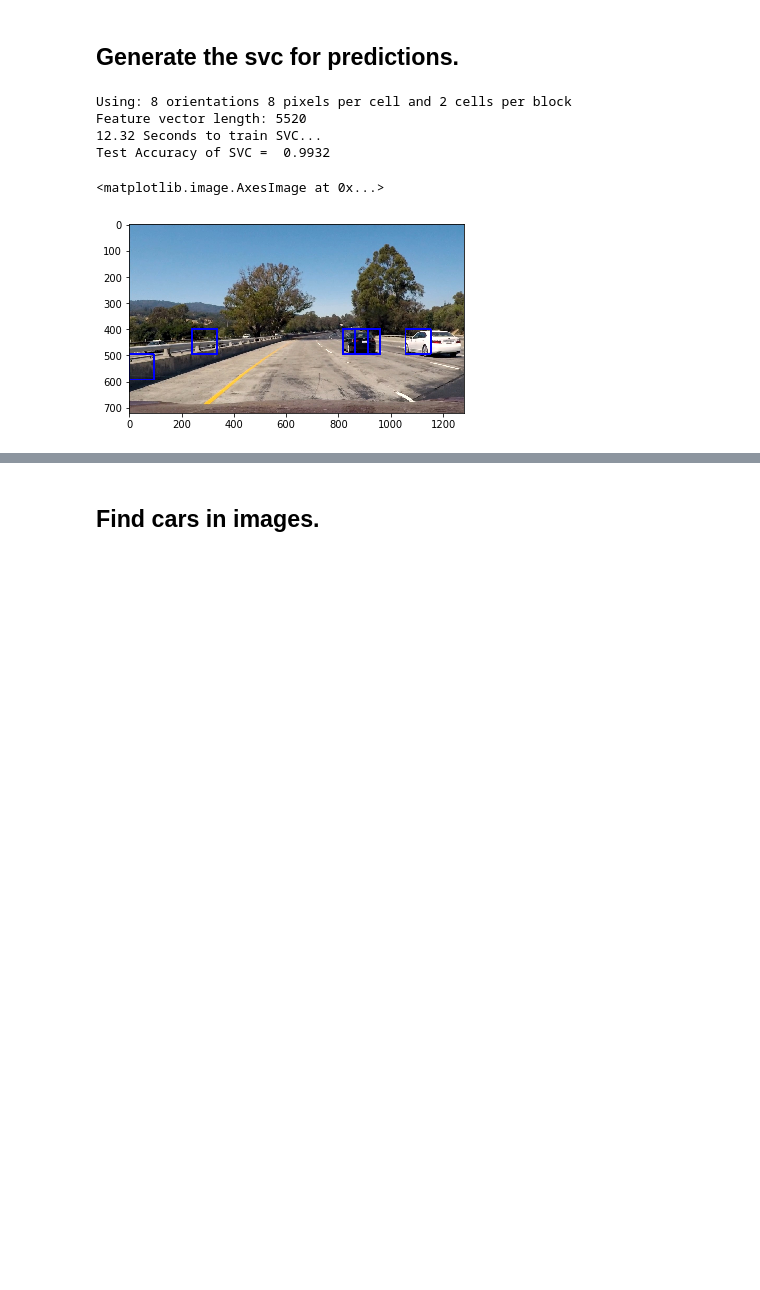
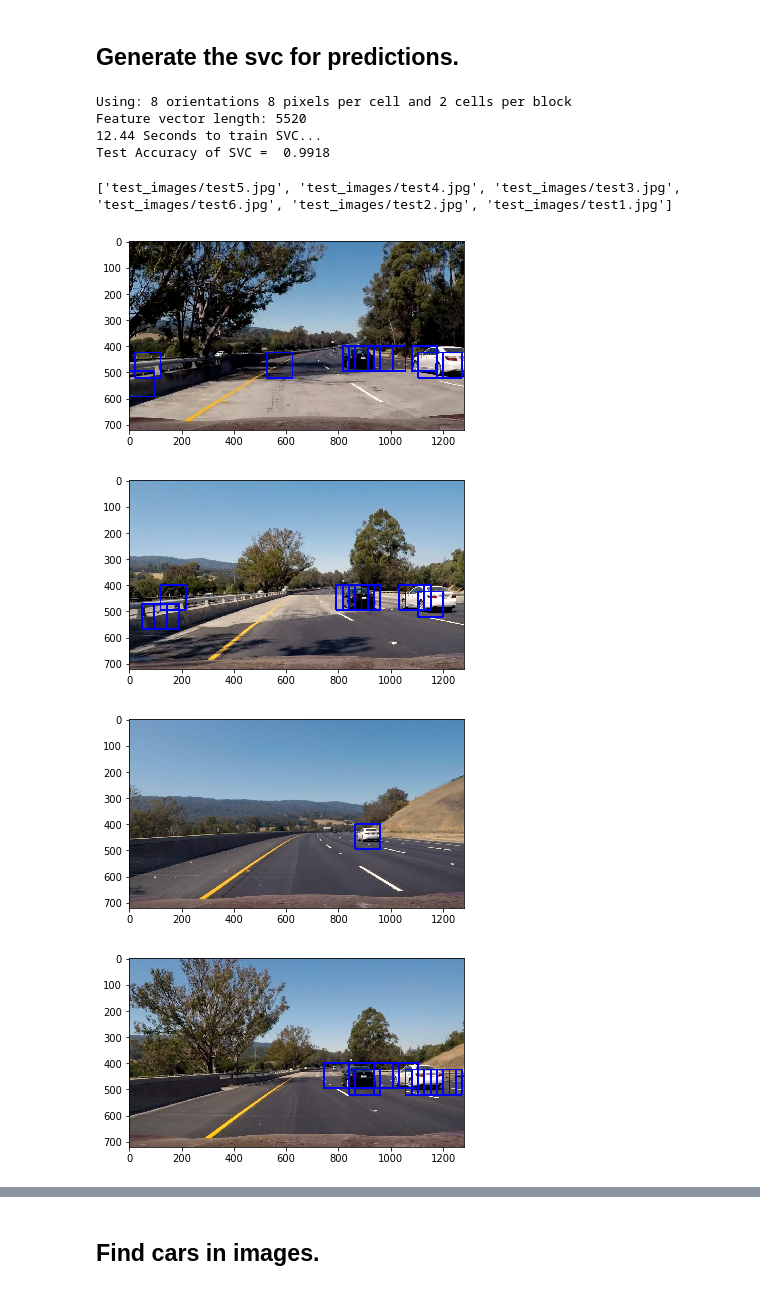
Before and after one commit to SirRujak/CarND-Vehicle-Detection, a Jupyter notebook: solution.ipynb, the cells around one changed output, grey strips where cells are left out. Cells and saved outputs as stored; diff of their text form; code cells hidden in the pictures; blank space fills up the shorter version.

Commit message:
Add in images for writeup.

```diff
--- a/solution.ipynb
+++ b/solution.ipynb
@@ -483,33 +483,44 @@ print(round(t2-t, 2), 'Seconds to train SVC...')
 print('Test Accuracy of SVC = ', round(svc.score(X_test, y_test), 4))
 # Check the prediction time for a single sample
 t=time.time()
-
-image = cv2.imread('test_images/test1.jpg')
-image = cv2.cvtColor(image, cv2.COLOR_BGR2RGB)
-draw_image = np.copy(image)
-
-# Uncomment the following line if you extracted training
-# data from .png images (scaled 0 to 1 by mpimg) and the
-# image you are searching is a .jpg (scaled 0 to 255)
-#image = image.astype(np.float32)/255
-
-windows = slide_window(image, x_start_stop=[None, None], y_start_stop=y_start_stop,
-                    xy_window=(96, 96), xy_overlap=(0.5, 0.5))
-
-hot_windows = search_windows(image, windows, svc, X_scaler, color_space=color_space,
-                        spatial_size=spatial_size, hist_bins=hist_bins,
-                        orient=orient, pix_per_cell=pix_per_cell,
-                        cell_per_block=cell_per_block,
-                        hog_channel=hog_channel, spatial_feat=spatial_feat,
-                        hist_feat=hist_feat, hog_feat=hog_feat)
-
-window_img = draw_boxes(draw_image, hot_windows, color=(0, 0, 255), thick=6)
-
-plt.imshow(window_img)
 # %% [output]
 Using: 8 orientations 8 pixels per cell and 2 cells per block
 Feature vector length: 5520
-12.32 Seconds to train SVC...
-Test Accuracy of SVC =  0.9932
+12.44 Seconds to train SVC...
+Test Accuracy of SVC =  0.9918
-<matplotlib.image.AxesImage at 0x...>
-[figure, removed]
+# %%
+test_images = glob.glob('test_images/*.jpg')
+print(test_images)
+test_windows = []
+for test_image in test_images:
+    image = cv2.imread(test_image)
+    image = cv2.cvtColor(image, cv2.COLOR_BGR2RGB)
+    draw_image = np.copy(image)
+
+    # Uncomment the following line if you extracted training
+    # data from .png images (scaled 0 to 1 by mpimg) and the
+    # image you are searching is a .jpg (scaled 0 to 255)
+    #image = image.astype(np.float32)/255
+
+    windows = slide_window(image, x_start_stop=[None, None], y_start_stop=y_start_stop,
+                        xy_window=(96, 96), xy_overlap=(0.75, 0.75))
+
+    hot_windows = search_windows(image, windows, svc, X_scaler, color_space=color_space,
+                            spatial_size=spatial_size, hist_bins=hist_bins,
+                            orient=orient, pix_per_cell=pix_per_cell,
+                            cell_per_block=cell_per_block,
+                            hog_channel=hog_channel, spatial_feat=spatial_feat,
+                            hist_feat=hist_feat, hog_feat=hog_feat)
+
+    window_img = draw_boxes(draw_image, hot_windows, color=(0, 0, 255), thick=6)
+    test_windows.append(window_img)
+
+for window_img in test_windows:
+    plt.imshow(window_img)
+    plt.show()
+# %% [output]
+['test_images/test5.jpg', 'test_images/test4.jpg', 'test_images/test3.jpg', 'test_images/test6.jpg', 'test_images/test2.jpg', 'test_images/test1.jpg']
+[figure, added]
+[figure, added]
+[figure, added]
+[figure, added]
```
Also changed, not shown: parts of 4 cells of this notebook, 4 other files.
